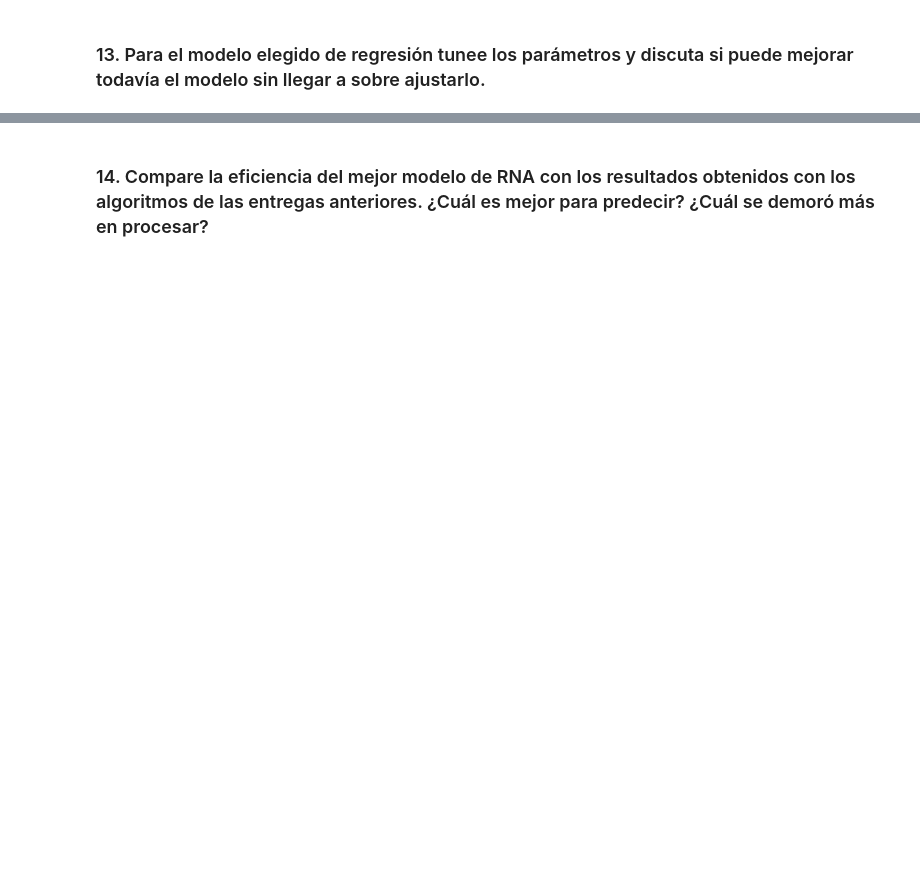
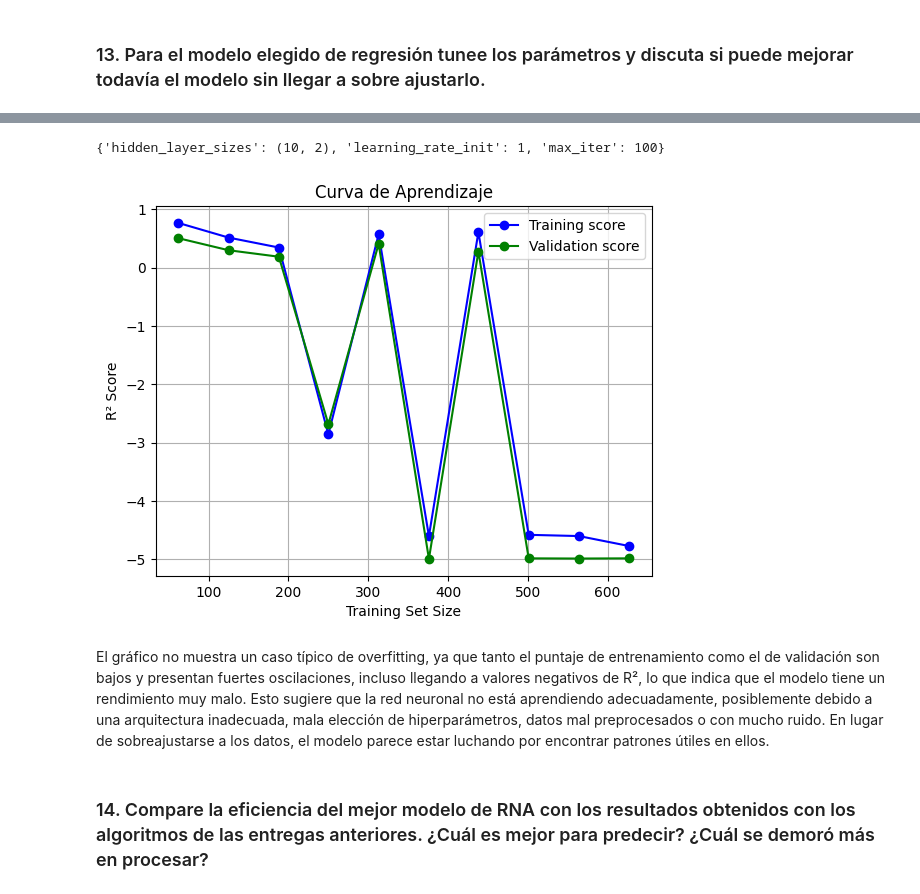
Before and after one commit to angelargd8/HTD9-MDD, a Jupyter notebook: hdt9.ipynb, the cells around one changed output, grey strips where cells are left out. Cells and saved outputs as stored; diff of their text form; code cells hidden in the pictures; blank space fills up the shorter version.

```diff
--- a/hdt9.ipynb
+++ b/hdt9.ipynb
@@ -552,2 +553,13 @@ En base a las gráficas y los restulados de R de ambos modelos, podemos deducir
 # %% [markdown]
 ### 13. Para el modelo elegido de regresión tunee los parámetros y discuta si puede mejorar todavía el modelo sin llegar a sobre ajustarlo.
+# %%
+from sklearn.model_selection import GridSearchCV
+
+param_grid = {
+    'max_iter': [100, 200, 500, 1000],
+    'learning_rate_init': [0.01, 0.1, 1, 10],
+    'hidden_layer_sizes': [(3, 2), (5, 3), (10, 2)]
+}
+
+model_grid_search = GridSearchCV(model1, param_grid=param_grid, n_jobs=2, cv=10)
+model_grid_search.fit(X_train_scaled, y_train)
@@ -554,2 +574,29 @@ En base a las gráficas y los restulados de R de ambos modelos, podemos deducir
+# %%
+model_grid_search.best_params_
+# %% [output]
+{'hidden_layer_sizes': (10, 2), 'learning_rate_init': 1, 'max_iter': 100}
+# %%
+from sklearn.model_selection import learning_curve
+
+train_sizes, train_scores, test_scores = learning_curve(
+    model_grid_search.best_estimator_, X_train, y_train,
+    cv=5, scoring='r2', n_jobs=-1, train_sizes=np.linspace(0.1, 1.0, 10)
+)
+
+train_mean = np.mean(train_scores, axis=1)
+test_mean = np.mean(test_scores, axis=1)
+
+plt.plot(train_sizes, train_mean, 'o-', color='blue', label='Training score')
+plt.plot(train_sizes, test_mean, 'o-', color='green', label='Validation score')
+plt.xlabel("Training Set Size")
+plt.ylabel("R² Score")
+plt.title("Curva de Aprendizaje")
+plt.legend(loc='best')
+plt.grid(True)
+plt.show()
+# %% [output]
+[figure, added]
+# %% [markdown]
+El gráfico no muestra un caso típico de overfitting, ya que tanto el puntaje de entrenamiento como el de validación son bajos y presentan fuertes oscilaciones, incluso llegando a valores negativos de R², lo que indica que el modelo tiene un rendimiento muy malo. Esto sugiere que la red neuronal no está aprendiendo adecuadamente, posiblemente debido a una arquitectura inadecuada, mala elección de hiperparámetros, datos mal preprocesados o con mucho ruido. En lugar de sobreajustarse a los datos, el modelo parece estar luchando por encontrar patrones útiles en ellos.
 # %% [markdown]
 ### 14. Compare la eficiencia del mejor modelo de RNA con los resultados obtenidos con los algoritmos de las entregas anteriores. ¿Cuál es mejor para predecir? ¿Cuál se demoró más en procesar?
```
Also changed, not shown: parts of 5 cells of this notebook.
